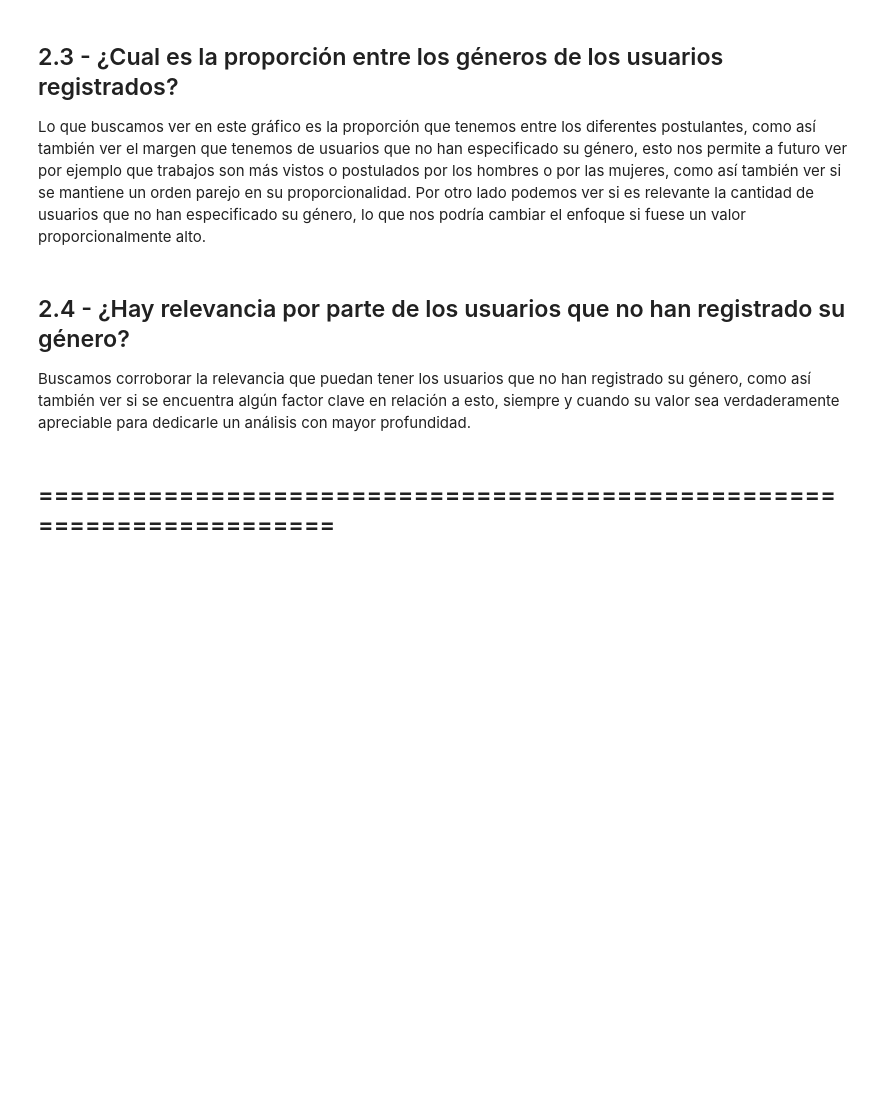
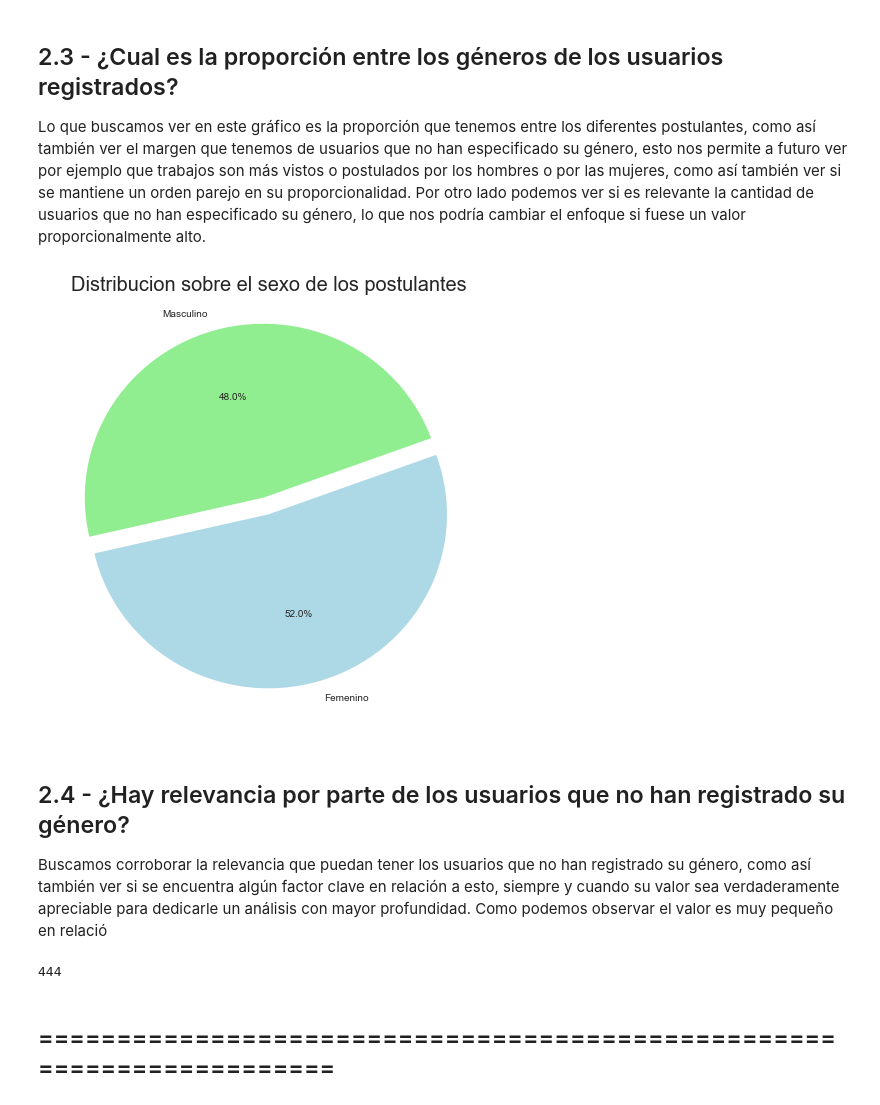
Before and after one commit to shizus/orga_datos_2018_1c, a Jupyter notebook: INFORME_TP1_REENTREGA.ipynb, the cells around one changed output. Drawn from its saved outputs; the diff is of its cells as text; code cells hidden in the pictures; blank space fills up the shorter version.

```diff
--- a/INFORME_TP1_REENTREGA.ipynb
+++ b/INFORME_TP1_REENTREGA.ipynb
@@ -324,20 +324,25 @@ Lo que buscamos ver en este gráfico es la proporción que tenemos entre los dif
 # %%
 ## GRAFICAMOS LA PROPORCIÓN DE GÉNERO ENTRE LOS POSTULANTES.
 postulantes_masculinos = postulantes_unicos[postulantes_unicos['sexo'] == 'MASC']
 postulantes_femeninos = postulantes_unicos[postulantes_unicos['sexo'] == 'FEM']
-postulantes_indefinidos = postulantes_unicos[postulantes_unicos['sexo'] == 'NO_DECLARA']
-sizes = [postulantes_masculinos.sexo.count(), postulantes_femeninos.sexo.count(), postulantes_indefinidos.sexo.count()]
-nombres = ['Masculino', 'Femenino', 'No Especifica']
+sizes = [postulantes_masculinos.sexo.count(), postulantes_femeninos.sexo.count()]
+nombres = ['Masculino', 'Femenino']
 plt.figure(figsize=(8, 8))
 plt.title('Distribucion sobre el sexo de los postulantes', fontsize=20)
-plt.pie(sizes, labels=nombres, autopct='%1.1f%%', startangle=20, colors=['lightgreen', 'lightblue', 'lightred'], explode=(0.1, 0))
+plt.pie(sizes, labels=nombres, autopct='%1.1f%%', startangle=20, colors=['lightgreen', 'lightblue'], explode=(0.1, 0))
 plt.show()
+# %% [output]
+[figure, added]
 # %% [markdown]
 ## 2.4 - ¿Hay relevancia por parte de los usuarios que no han registrado su género?
 
-Buscamos corroborar la relevancia que puedan tener los usuarios que no han registrado su género, como así también ver si se encuentra algún factor clave en relación a esto, siempre y cuando su valor sea verdaderamente apreciable para dedicarle un análisis con mayor profundidad.
+Buscamos corroborar la relevancia que puedan tener los usuarios que no han registrado su género, como así también ver si se encuentra algún factor clave en relación a esto, siempre y cuando su valor sea verdaderamente apreciable para dedicarle un análisis con mayor profundidad. Como podemos observar el valor es muy pequeño en relació
 # %%
 ## GRAFICAMOS LOS USUARIOS SIN GÉNERO.
+postulantes_indefinidos = postulantes_unicos[postulantes_unicos['sexo'] == 'NO_DECLARA']
+postulantes_indefinidos.sexo.count()
+# %% [output]
+444
 # %% [markdown]
 ## ======================================================================
 # %% [markdown]
```
